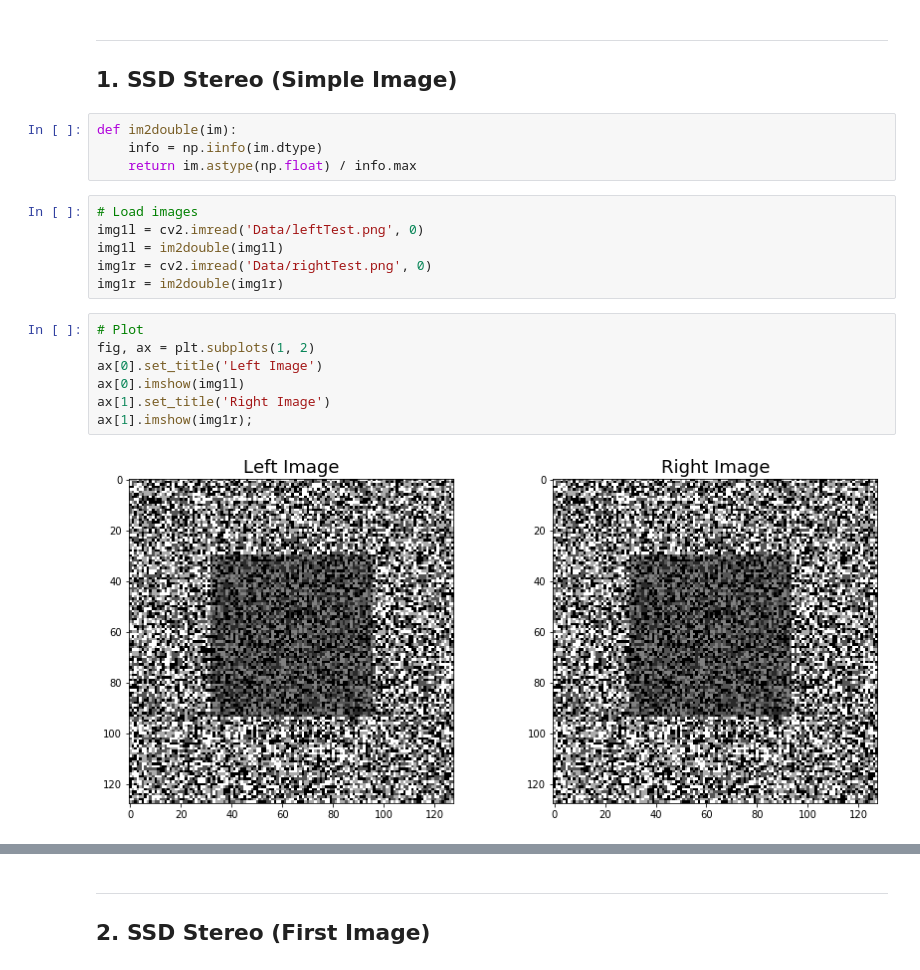
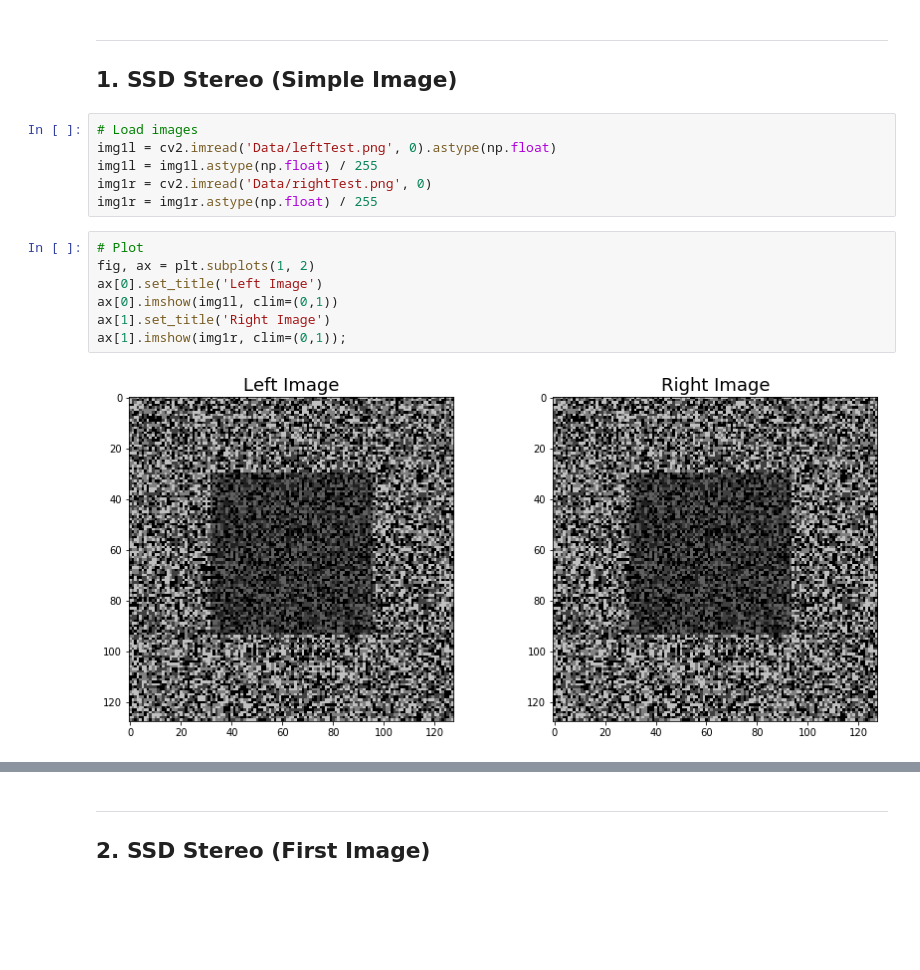
Before and after one commit to brandenwallace/cs6476-cv-1, a Jupyter notebook: PS2/PS2.ipynb, the cells around one changed output, grey strips where cells are left out. Saved outputs shown, nothing was run; the diff lists cells and outputs as text; blank space fills up the shorter version.

```diff
--- a/PS2/PS2.ipynb
+++ b/PS2/PS2.ipynb
@@ -33,23 +35,19 @@ else:
 # %% [markdown]
 ---
 ## 1. SSD Stereo (Simple Image)
-# %%
-def im2double(im):
-    info = np.iinfo(im.dtype)
-    return im.astype(np.float) / info.max
 # %%
 # Load images
-img1l = cv2.imread('Data/leftTest.png', 0)
-img1l = im2double(img1l)
+img1l = cv2.imread('Data/leftTest.png', 0).astype(np.float)
+img1l = img1l.astype(np.float) / 255
 img1r = cv2.imread('Data/rightTest.png', 0)
-img1r = im2double(img1r)
+img1r = img1r.astype(np.float) / 255
 # %%
 # Plot
 fig, ax = plt.subplots(1, 2)
 ax[0].set_title('Left Image')
-ax[0].imshow(img1l)
+ax[0].imshow(img1l, clim=(0,1))
 ax[1].set_title('Right Image')
-ax[1].imshow(img1r);
+ax[1].imshow(img1r, clim=(0,1));
 # %% [output]
-[figure, old version]
+[figure, new version]
 # %%
```
Also changed, not shown: parts of 9 cells of this notebook.
